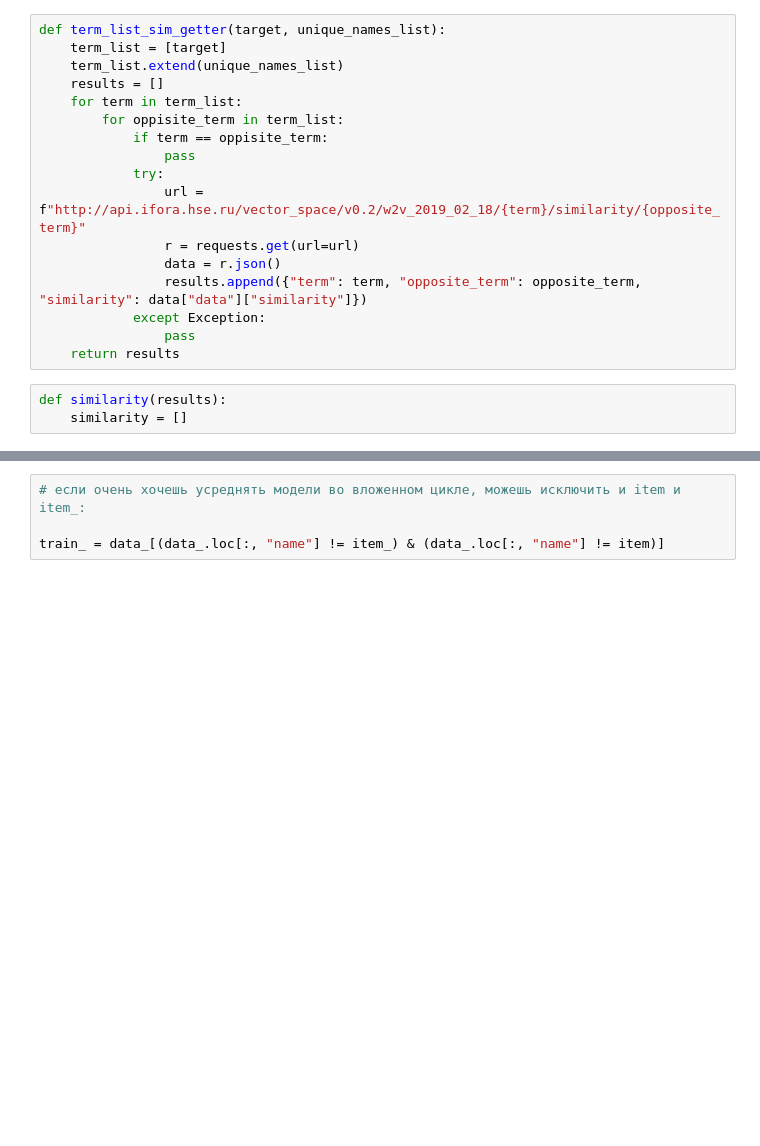
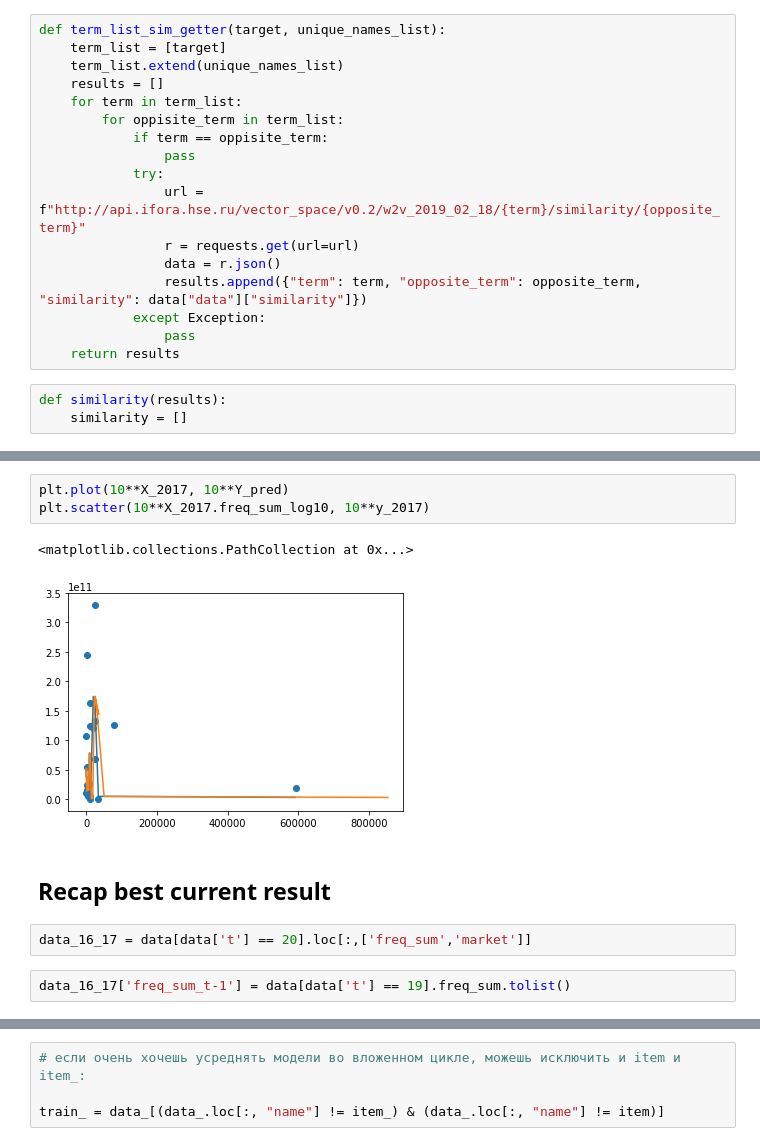
Before and after one commit to pallada-92/MMarketSizePrediction, a Jupyter notebook: models_jupyter/Model_currently_working.ipynb, the cells around one changed output, grey strips where cells are left out. Cells and saved outputs as stored; diff of their text form; blank space fills up the shorter version.

```diff
--- a/models_jupyter/Model_currently_working.ipynb
+++ b/models_jupyter/Model_currently_working.ipynb
@@ -292,0 +485,12 @@ def similarity(results):
+# %%
+plt.plot(10**X_2017, 10**Y_pred)
+plt.scatter(10**X_2017.freq_sum_log10, 10**y_2017)
+# %% [output]
+<matplotlib.collections.PathCollection at 0x...>
+[figure, added]
+# %% [markdown]
+## Recap best current result
+# %%
+data_16_17 = data[data['t'] == 20].loc[:,['freq_sum','market']]
+# %%
+data_16_17['freq_sum_t-1'] = data[data['t'] == 19].freq_sum.tolist()
```
Also changed, not shown: parts of 52 cells of this notebook.
